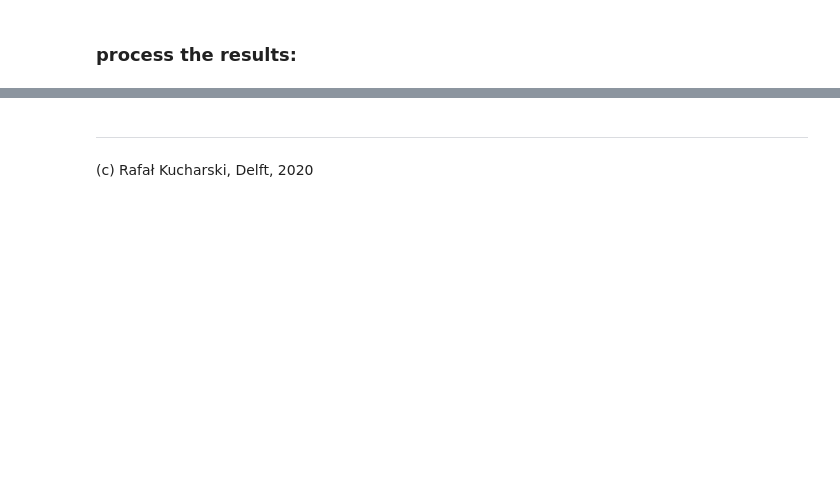
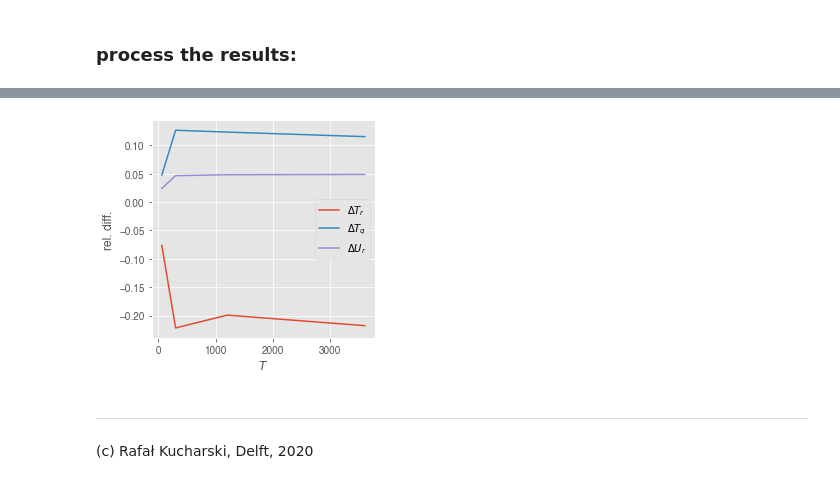
Before and after one commit to RafalKucharskiPK/ExMAS, a Jupyter notebook: ExMAS/notebooks/05_Parallel_experiments.ipynb, the cells around one changed output, grey strips where cells are left out. Cells and saved outputs as stored; diff of their text form; code cells hidden in the pictures; blank space fills up the shorter version.

```diff
--- a/ExMAS/notebooks/05_Parallel_experiments.ipynb
+++ b/ExMAS/notebooks/05_Parallel_experiments.ipynb
@@ -95,8 +95,10 @@ _ = ExMAS_utils.plot_paper_multi(tp, x = '$\lambda$',
 # %%
 tp = results[(results.shared_discount == 0.3)
        & (results.nP ==300)]
-_ = ExMAS_utils.plot_paper_multi(tp, x = '$T$',
+_ = ExMAS.utils.plot_paper_multi(tp, x = '$T$',
                  ys = ['$\Delta T_r$', '$\Delta T_q$', '$\Delta U_r$'], figname = '1_1.svg', y_label = 'rel. diff.', path = '')
+# %% [output]
+[figure, added]
 # %% [markdown]
 ---
 (c) Rafał Kucharski, Delft, 2020
```
Also changed, not shown: parts of 6 cells of this notebook, 1 other file.
